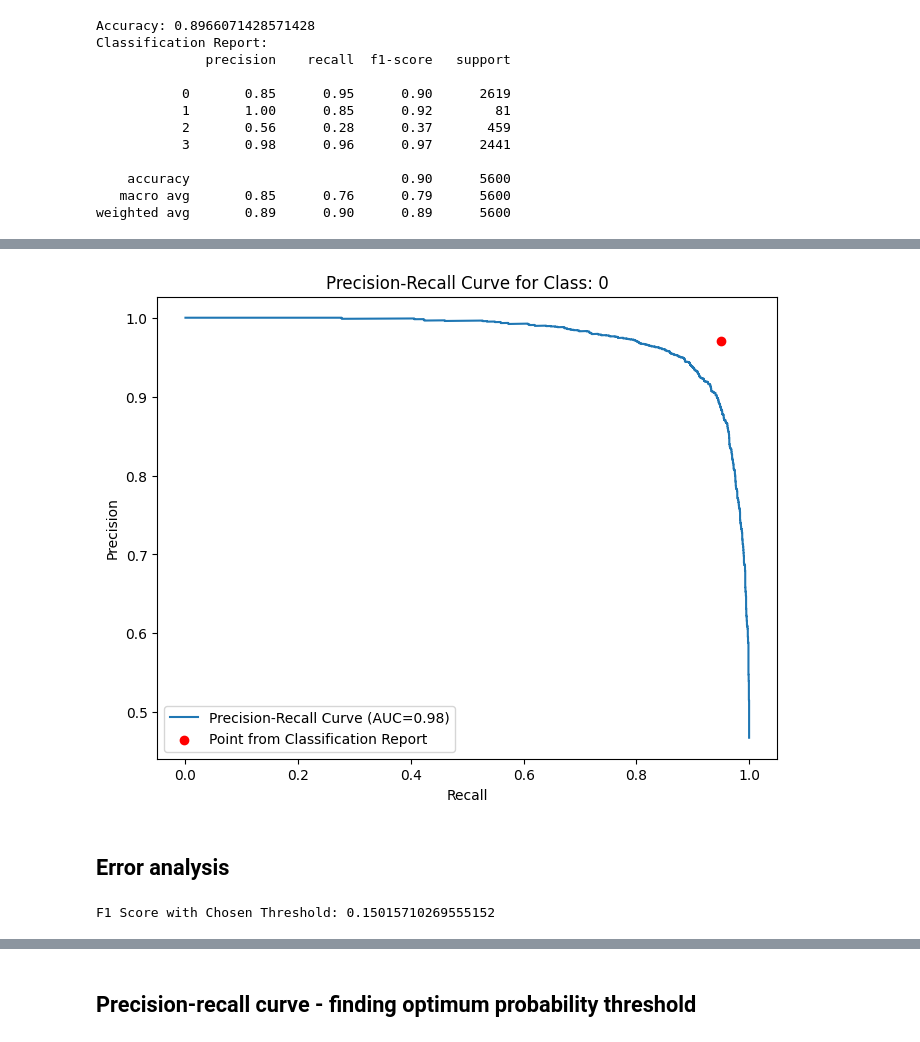
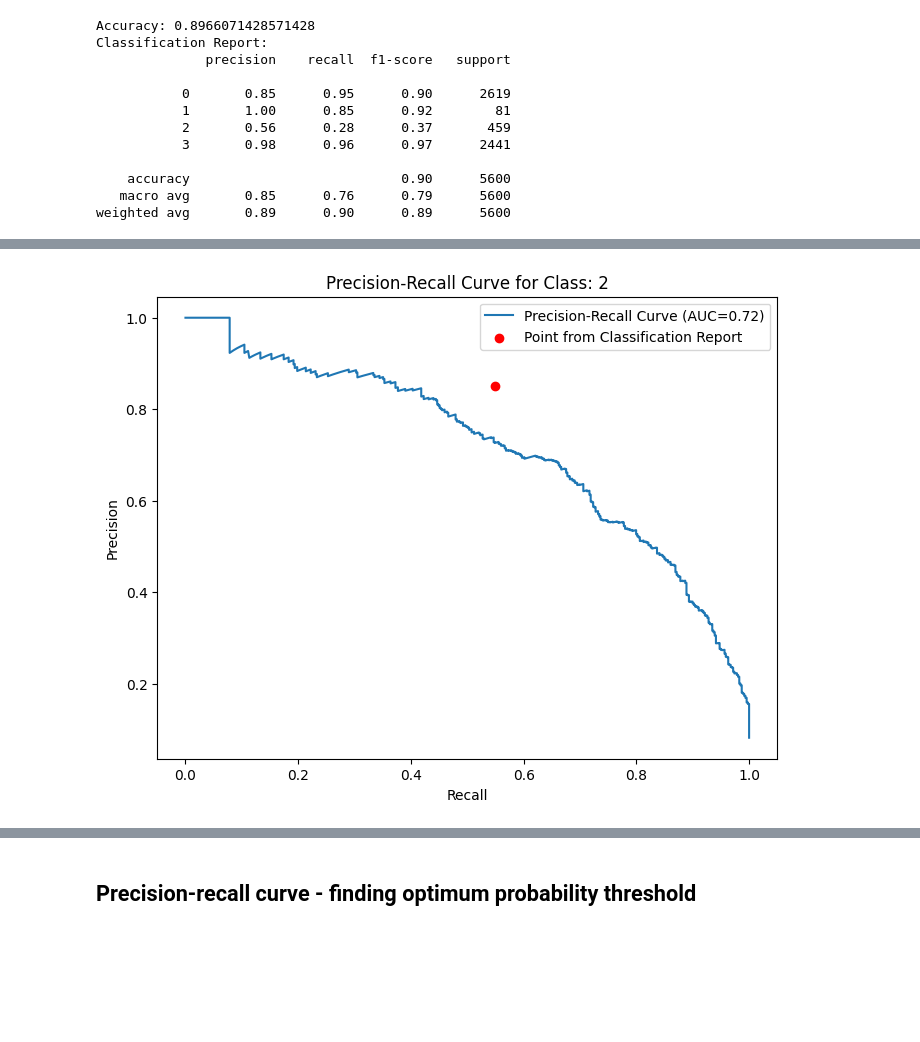
Before and after one commit to adelchi91/legal_docs_classifier, a Jupyter notebook: testing-CLEAN.ipynb, the cells around one changed output, grey strips where cells are left out. Drawn from its saved outputs; the diff is of its cells as text; code cells hidden in the pictures; blank space fills up the shorter version.

```diff
--- a/testing-CLEAN.ipynb
+++ b/testing-CLEAN.ipynb
@@ -315,16 +535,15 @@ weighted avg       0.89      0.90      0.89      5600
 # %%
-from sklearn.model_selection import train_test_split
-from sklearn.linear_model import LogisticRegression
-from sklearn.multiclass import OneVsRestClassifier
-from sklearn.metrics import precision_recall_curve, auc
-import numpy as np
-
 X_train = train_df['Cleaned_Content']
 X_test = test_df['Cleaned_Content']
 
+# Define the steps for the pipeline
+steps = [
+    ('vectorizer', TfidfVectorizer(max_features=4000)),
+    ('one_vs_all_model', OneVsRestClassifier(LogisticRegression(max_iter=100, random_state=42)))  # Replace with your desired parameters
+]
 
 # Create an instance of OneVsRestClassifier with your model pipeline
-classifier = OneVsRestClassifier(pipeline)
+classifier = Pipeline(steps)
 
 # Fit the model
 classifier.fit(X_train, y_train)
@@ -355,7 +600,7 @@ weighted avg       0.96      0.96      0.96      5600
 # %%
 y_probabilities = classifier.predict_proba(X_test)
 # Choose a specific class for which you want to plot the precision-recall curve
-selected_class = 0 # Replace 'your_class_label' with the actual class label
+selected_class = 2
 
 # Find the index of the selected class in the classifier.classes_
 class_index = np.where(classifier.classes_ == selected_class)[0][0]
@@ -380,32 +656,30 @@ plt.show()
 # %%
 from sklearn.metrics import auc
 
 # Use the classifier to make predictions on the test set
 final_predictions = classifier.predict(X_test)
 
 # Find the index of the selected class in the classifier.classes_
 class_index = np.where(classifier.classes_ == selected_class)[0][0]
 
 # Extract probabilities and true labels for the selected class
 class_probabilities = y_probabilities[:, class_index]
 true_labels = (y_test == selected_class).astype(int)
 
 # Calculate precision-recall curve for the selected class
 precision, recall, thresholds = precision_recall_curve(true_labels, class_probabilities)
 
 # Calculate the AUC for the precision-recall curve
 area_under_curve = auc(recall, precision)
 
 # Plot the precision-recall curve
 plt.figure(figsize=(8, 6))
 plt.plot(recall, precision, label=f'Precision-Recall Curve (AUC={area_under_curve:.2f})')
-plt.scatter([0.95], [0.97], c='red', marker='o', label='Point from Classification Report')
+plt.scatter([0.55], [0.85], c='red', marker='o', label='Point from Classification Report')
 plt.xlabel('Recall')
 plt.ylabel('Precision')
 plt.title(f'Precision-Recall Curve for Class: {selected_class}')
 plt.legend()
 plt.show()
 # %% [output]
-[figure, old version]
+[figure, new version]
-# %% [markdown]
-## Error analysis
@@ -414,18 +685,0 @@ plt.show()
-# %%
-X_test = test_df['Cleaned_Content']
-
-# Change according to the class of interest
-class_of_interest = 2
-positive_class_probabilities = pipeline.predict_proba(X_test)[:, 1]
-
-# Choose a threshold based on the curve or your specific requirements
-chosen_threshold = 0.1  # Adjust this based on the analysis of the precision-recall curve
-11
-# Make predictions using the chosen threshold
-predictions = positive_class_probabilities >= chosen_threshold
-
-# Evaluate the model with the chosen threshold (e.g., using F1 score)
-f1 = f1_score(y_test == class_of_interest, predictions)
-print(f'F1 Score with Chosen Threshold: {f1}')
-# %% [output]
-F1 Score with Chosen Threshold: 0.15015710269555152
```
Also changed, not shown: parts of 60 cells of this notebook.
